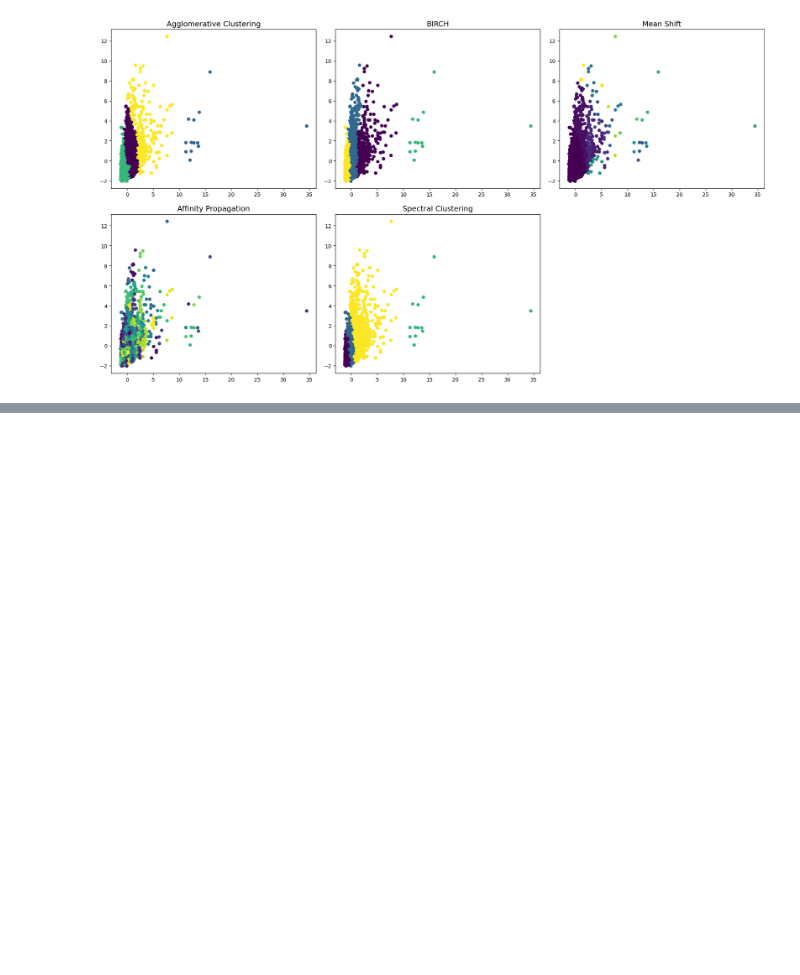
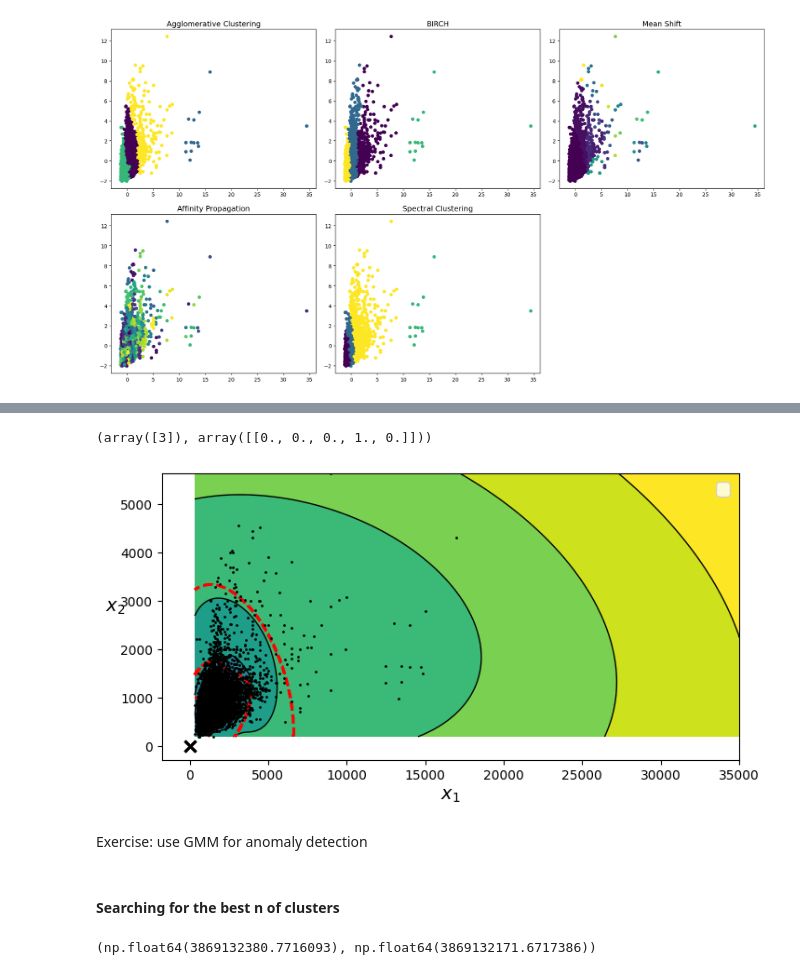
Before and after one commit to MichauJ/Learning-ML, a Jupyter notebook: Clustering exercises.ipynb, the cells around one changed output, grey strips where cells are left out. Saved outputs shown, nothing was run; the diff lists cells and outputs as text; code cells hidden in the pictures; blank space fills up the shorter version.

Commit message:
added bayesian-/ gaussian mixture

```diff
--- a/Clustering exercises.ipynb
+++ b/Clustering exercises.ipynb
@@ -428,0 +440,9 @@ It might be used to density estimation, clustering and anomaly detection
+# %%
+from sklearn.mixture import GaussianMixture
+gm_model = make_pipeline(
+    StandardScaler(),
+    GaussianMixture(n_components=5,
+                     n_init=10,
+                     covariance_type='full') # covariance types: full, spherical, diag, tied
+)
+gm_model.fit(X)
@@ -428,0 +475,61 @@ It might be used to density estimation, clustering and anomaly detection
+# %%
+new_dp = np.array([1500,25]).reshape(1, -1)
+gm.predict(new_dp), gm.predict_proba(new_dp.round(3))
+# %% [output]
+(array([3]), array([[0., 0., 0., 1., 0.]]))
+# %%
+
+def plot_gaussian_mixture(clusterer, X, resolution=1000, show_ylabels=True):
+
+    mins = X.min(axis=0) - 0.1
+    maxs = X.max(axis=0) + 0.1
+    xx, yy = np.meshgrid(np.linspace(mins[0], maxs[0], resolution),
+                         np.linspace(mins[1], maxs[1], resolution))
+    Z = -clusterer.score_samples(np.c_[xx.ravel(), yy.ravel()])
+    Z = Z.reshape(xx.shape)
+
+    plt.contourf(xx, yy, Z,
+                 norm=LogNorm(vmin=1.0, vmax=30.0),
+                 levels=np.logspace(0, 2, 12))
+    plt.contour(xx, yy, Z,
+                norm=LogNorm(vmin=1.0, vmax=30.0),
+                levels=np.logspace(0, 2, 12),
+                linewidths=1, colors='k')
+
+    Z = clusterer.predict(np.c_[xx.ravel(), yy.ravel()])
+    Z = Z.reshape(xx.shape)
+    plt.contour(xx, yy, Z,
+                linewidths=2, colors='r', linestyles='dashed')
+
+    plt.plot(X.iloc[:, 0], X.iloc[:, 1], 'k.', markersize=2, label = 'Data points')
+    gmm = clusterer.named_steps['gaussianmixture']
+    plot_centroids(gmm.means_, gmm.weights_)
+
+
+    plt.xlabel("$x_1$")
+    if show_ylabels:
+        plt.ylabel("$x_2$", rotation=0)
+    else:
+        plt.tick_params(labelleft=False)
+
+plt.figure(figsize=(8, 4))
+plt.legend()
+
+plot_gaussian_mixture(gm_model, X)
+
+#save_fig("gaussian_mixtures_plot")
+plt.show()
+# %% [output]
+[figure, added]
+# %% [markdown]
+Exercise: use GMM for anomaly detection
+# %% [markdown]
+#### Searching for the best n of clusters
+# %%
+gm.bic(X) , gm.aic(X)
+
+# create a plote for each value k and its AIC score - the lower the better
+
+# ...
+# %% [output]
+(np.float64(3869132380.7716093), np.float64(3869132171.6717386))
```
Also changed, not shown: parts of 8 cells of this notebook, 1 other file.
